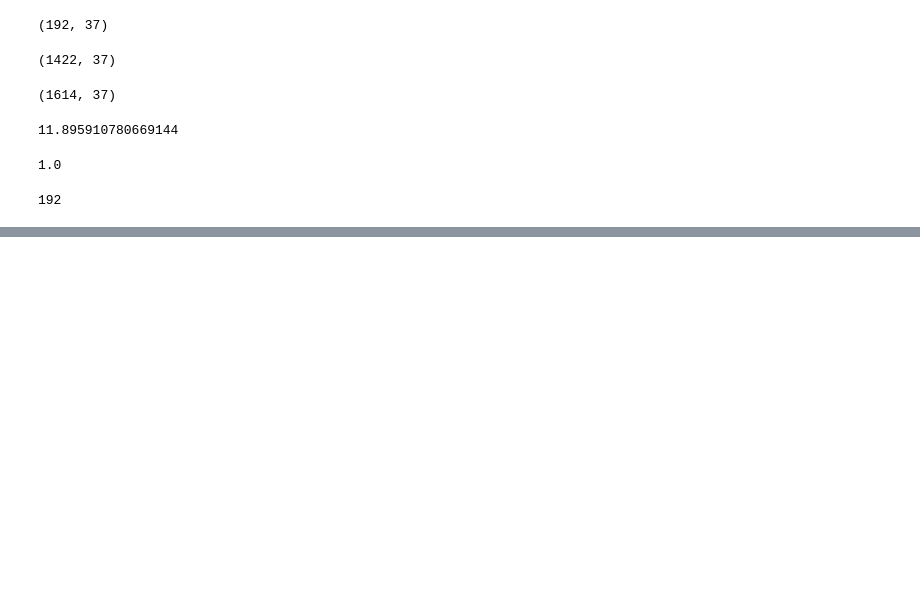
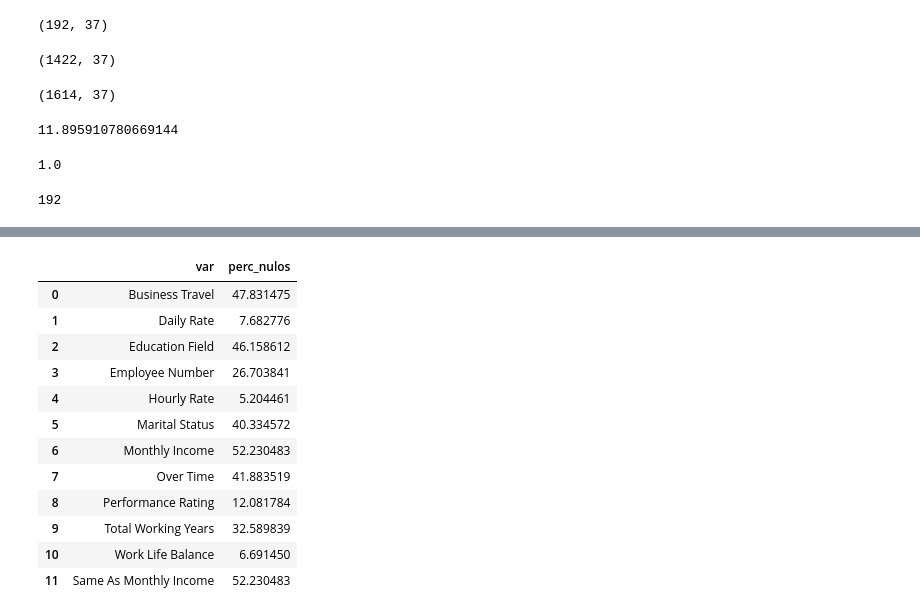
Before and after one commit to Adalab/proyecto-da-promo-c-modulo-3-team-1, a Jupyter notebook: proyecto3_equipo1.ipynb, the cells around one changed output, grey strips where cells are left out. Cells and saved outputs as stored; diff of their text form; code cells hidden in the pictures; blank space fills up the shorter version.

```diff
--- a/proyecto3_equipo1.ipynb
+++ b/proyecto3_equipo1.ipynb
@@ -652,0 +695,10 @@ df['Distance From Home'].isnull().sum()
+# %%
+# Estrategias a seguir:
+
+# primero eliminamos columnas con alto % nulos porque además no tienen info muy relevante: Years In Current Role,
+# Department y Standard Hours
+
+df2.drop(columns = ['Years In Current Role', 'Department', 'Standard Hours'], inplace = True)
+# %%
+nulos = df2.isnull().sum()/df2.shape[0]*100
+nulos.sort_values(ascending=False)
@@ -652,0 +723,3 @@ df['Distance From Home'].isnull().sum()
+# %%
+nulos = nulos[nulos > 0]
+nulos.sort_values(ascending=False)
@@ -652,0 +740,17 @@ df['Distance From Home'].isnull().sum()
+# %%
+nulos = nulos.to_frame(name='perc_nulos').reset_index().rename(columns={'index': 'var'})
+nulos
+# %% [output]
+|  | var | perc_nulos |
+| 0 | Business Travel | 47.831475 |
+| 1 | Daily Rate | 7.682776 |
+| 2 | Education Field | 46.158612 |
+| 3 | Employee Number | 26.703841 |
+| 4 | Hourly Rate | 5.204461 |
+| 5 | Marital Status | 40.334572 |
+| 6 | Monthly Income | 52.230483 |
+| 7 | Over Time | 41.883519 |
+| 8 | Performance Rating | 12.081784 |
+| 9 | Total Working Years | 32.589839 |
+| 10 | Work Life Balance | 6.691450 |
+| 11 | Same As Monthly Income | 52.230483 |
```
Also changed, not shown: parts of 17 cells of this notebook.
